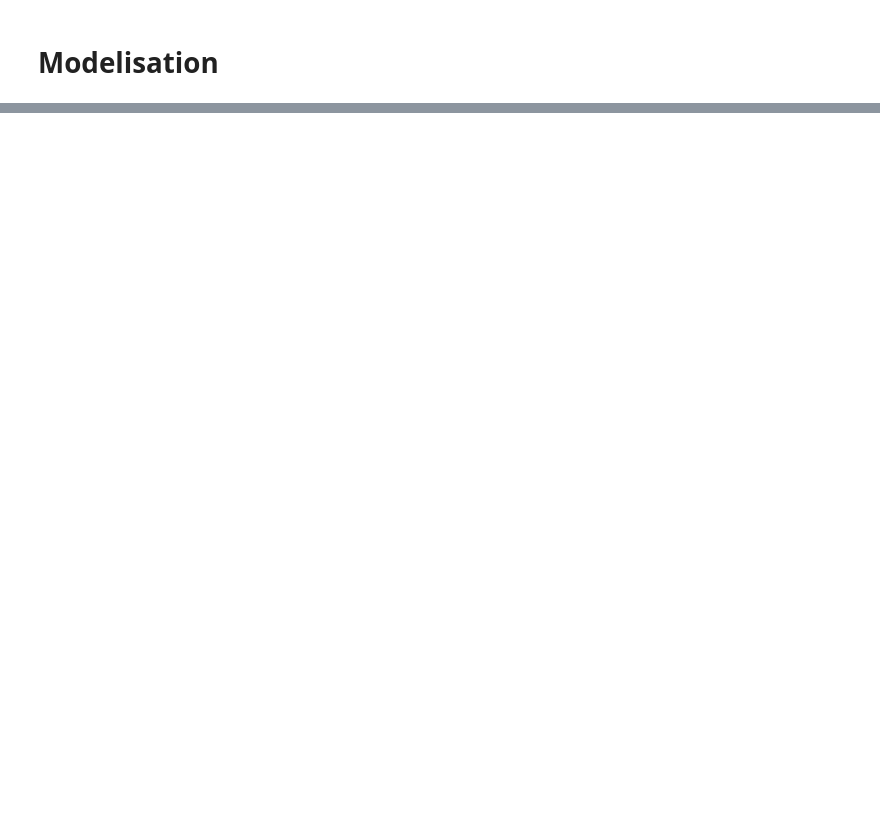
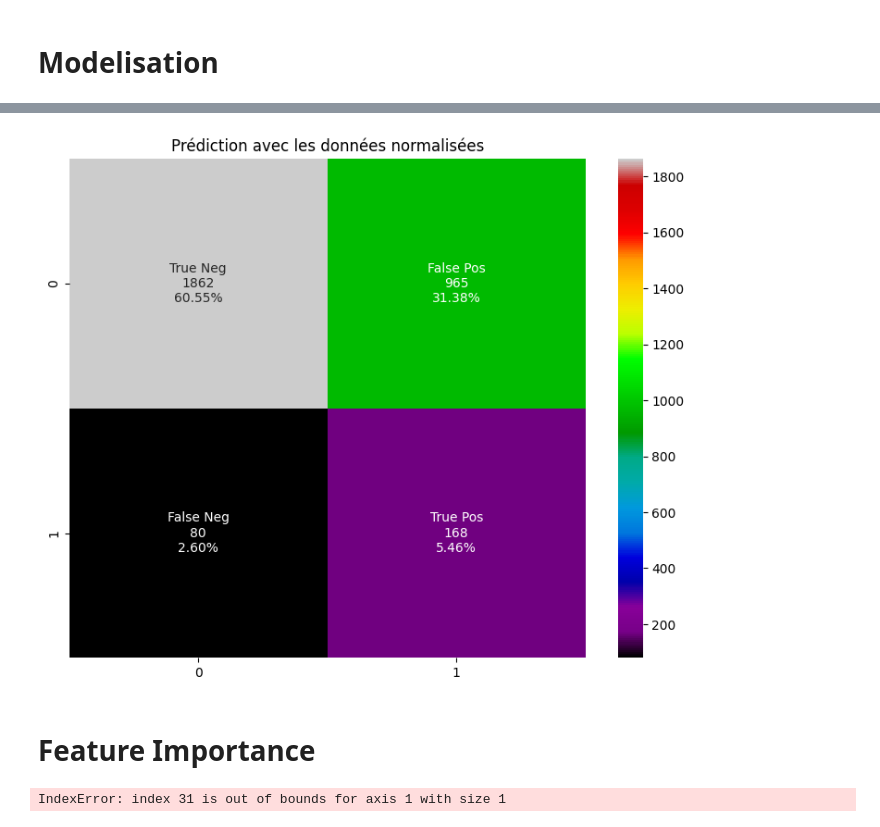
Before and after one commit to Nacim-B/Credit-Default-Risk-Scoring-Model-, a Jupyter notebook: Modelisation.ipynb, the cells around one changed output, grey strips where cells are left out. Saved outputs shown, nothing was run; the diff lists cells and outputs as text; code cells hidden in the pictures; blank space fills up the shorter version.

```diff
--- a/Modelisation.ipynb
+++ b/Modelisation.ipynb
@@ -152,0 +785,2 @@ mlflow.set_tracking_uri("./mlruns")
+# %%
+best_model_xgb = mlflow.sklearn.load_model(model_uri_2)
@@ -152,0 +806,4 @@ mlflow.set_tracking_uri("./mlruns")
+# %%
+best_model_xgb.fit(X1_train, y1_train)
+y_pred_xgb = best_model_xgb.predict(X1_test)
+cf_matrix_xgb = confusion_matrix(y1_test, y_pred_xgb)
@@ -152,0 +834,6 @@ mlflow.set_tracking_uri("./mlruns")
+# %%
+plot_confusion_matrix(cf_matrix_xgb)
+# %% [output]
+[figure, added]
+# %% [markdown]
+# Feature Importance
@@ -152,0 +842,5 @@ mlflow.set_tracking_uri("./mlruns")
+# %%
+#exemple with one feature:
+shap.dependence_plot("EXT_SOURCE_2", shap_values[1], X1_test,feature_names=X1.columns)
+# %% [output]
+IndexError: index 31 is out of bounds for axis 1 with size 1
```
Also changed, not shown: parts of 57 cells of this notebook.
